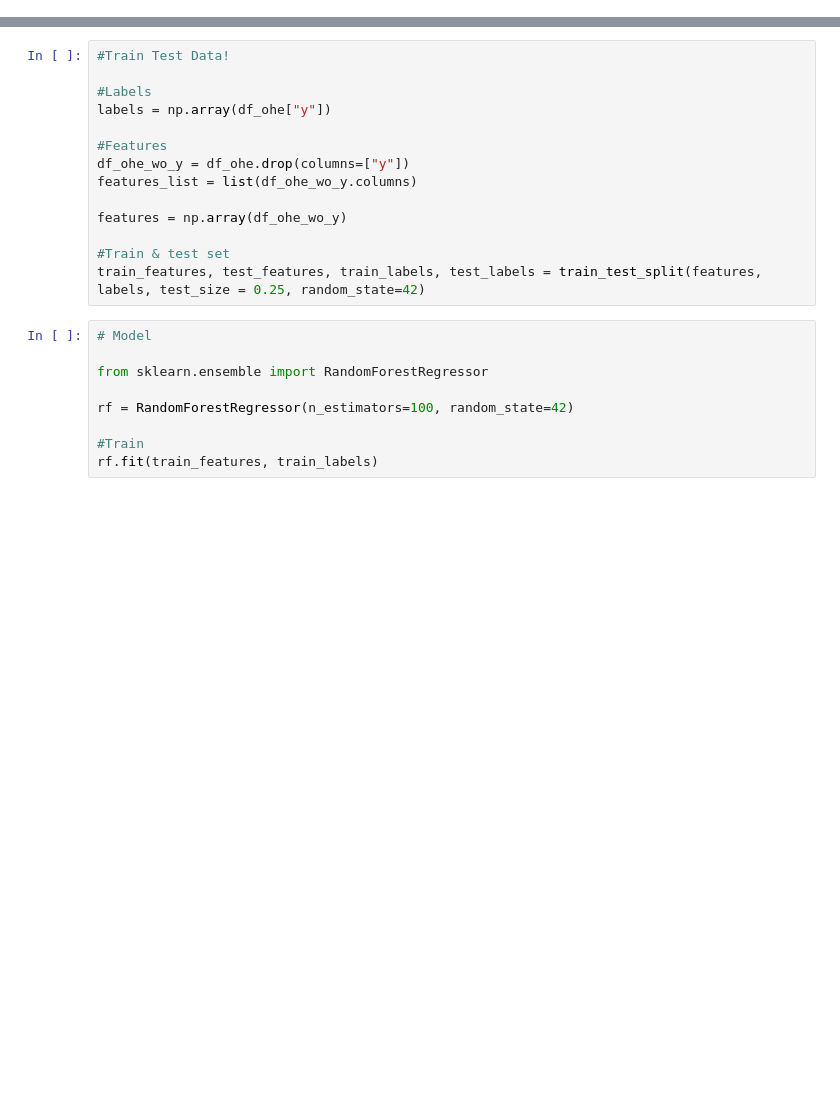
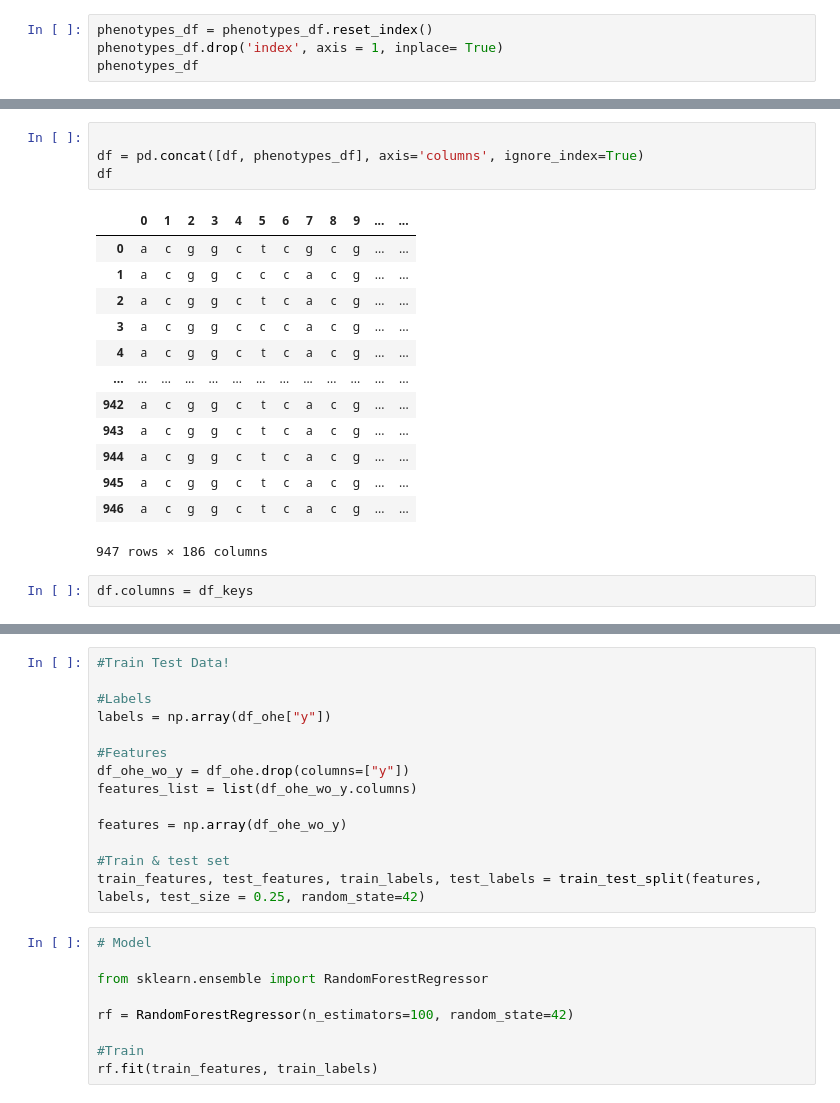
Before and after one commit to Khaldrem/sc_regmod, a Jupyter notebook: notebooks/2_models/random_forest.ipynb, the cells around one changed output, grey strips where cells are left out. Saved outputs shown, nothing was run; the diff lists cells and outputs as text; blank space fills up the shorter version.

```diff
--- a/notebooks/2_models/random_forest.ipynb
+++ b/notebooks/2_models/random_forest.ipynb
@@ -17,0 +37,4 @@ data = read_phylip_file("/home/khaldrem/code/sc_regmod/dataset/anova/YBL088C.phy
+# %%
+phenotypes_df = phenotypes_df.reset_index()
+phenotypes_df.drop('index', axis = 1, inplace= True)
+phenotypes_df
@@ -17,0 +80,20 @@ data = read_phylip_file("/home/khaldrem/code/sc_regmod/dataset/anova/YBL088C.phy
+# %%
+
+df = pd.concat([df, phenotypes_df], axis='columns', ignore_index=True)
+df
+# %% [output]
+|  | 0 | 1 | 2 | 3 | 4 | 5 | 6 | 7 | 8 | 9 | ... | ... |
+| 0 | a | c | g | g | c | t | c | g | c | g | ... | ... |
+| 1 | a | c | g | g | c | c | c | a | c | g | ... | ... |
+| 2 | a | c | g | g | c | t | c | a | c | g | ... | ... |
+| 3 | a | c | g | g | c | c | c | a | c | g | ... | ... |
+| 4 | a | c | g | g | c | t | c | a | c | g | ... | ... |
+| ... | ... | ... | ... | ... | ... | ... | ... | ... | ... | ... | ... | ... |
+| 942 | a | c | g | g | c | t | c | a | c | g | ... | ... |
+| 943 | a | c | g | g | c | t | c | a | c | g | ... | ... |
+| 944 | a | c | g | g | c | t | c | a | c | g | ... | ... |
+| 945 | a | c | g | g | c | t | c | a | c | g | ... | ... |
+| 946 | a | c | g | g | c | t | c | a | c | g | ... | ... |
+947 rows × 186 columns
+# %%
+df.columns = df_keys
```
Also changed, not shown: parts of 14 cells of this notebook, 12 other files.
